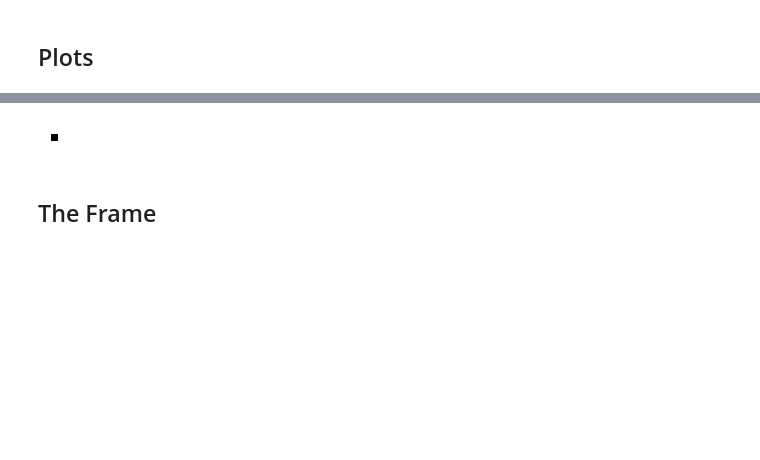
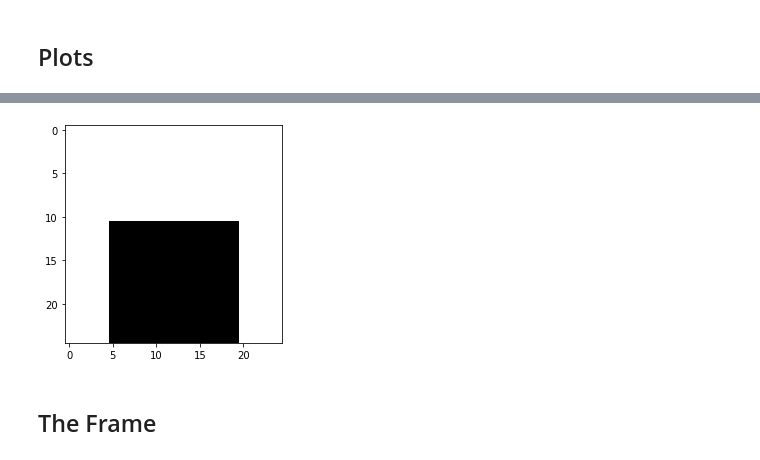
Before and after one commit to shrnkm/ETE, a Jupyter notebook: Data/data_reader_sample.ipynb, the cells around one changed output, grey strips where cells are left out. Cells and saved outputs as stored; diff of their text form; code cells hidden in the pictures; blank space fills up the shorter version.

```diff
--- a/Data/data_reader_sample.ipynb
+++ b/Data/data_reader_sample.ipynb
@@ -229,38 +209,31 @@ ax.imshow(img, extent=[0,25,0,25]);
 # %%
 # now save the face gird as a black rectangle on a white 25X25 canvas
 # set the path to save the images in the test folder
 # being named: folder_file_g.png (g stands for face grid patch)
 path_test = 'test/' + str(folder) + '_' + str(idx) + '_g.png'
 
-# set my monitor dpi
-DPI = 96
-
-# set the figure
-fig, ax = plt.subplots(figsize=(25/DPI,25/DPI), dpi=DPI)
 
 # set the canvas
-canvas = np.zeros((25,25))
+canvas = np.ones((25,25))*255
 
-# set the black face grid
-grid_black = patches.Rectangle((round(grid['X'][idx]),25-round(grid['Y'][idx])-round(grid['H'][idx])),
-                               round(grid['W'][idx]),round(grid['H'][idx]),
-                               linewidth=0,facecolor='black')
-
-# add the patch to the resized frame canvas
-ax.add_patch(grid_black)
-
-# turn the ticks off
-plt.axis('off')
-# plt.xticks([])
-# plt.yticks([])
+# grid coordinates
+y = round(grid['Y'][idx])
+x = round(grid['X'][idx])
+h = round(grid['H'][idx])
+w = round(grid['W'][idx])
+# mask the face location
+canvas[y:y+h, x:x+w] = 0
 
 # plot, and
-ax.imshow(canvas, extent=[0,25,0,25], cmap='Greys')
+plt.imshow(canvas, cmap='gray')
 
-# save the image
-plt.savefig(path_test, bbox_inches='tight', pad_inches=0.0, dpi=DPI);
+# set the path to save the images in the test folder
+# being named: folder_file_g.png (g stands for face grid)
+path_test = 'Data_test/' + str(folder) + '_' + str(idx) + '_g.jpg'
+# save the face grid
+cv2.imwrite(path_test, canvas);
 # %% [output]
-[figure, old version]
+[figure, new version]
 # %% [markdown]
 ## The Frame
 # %%
```
Also changed, not shown: parts of 10 cells of this notebook, 19 other files.
